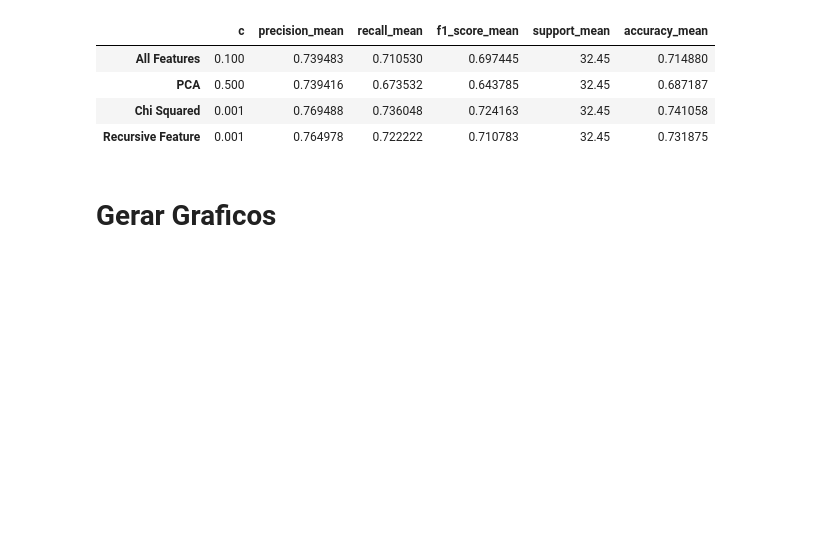
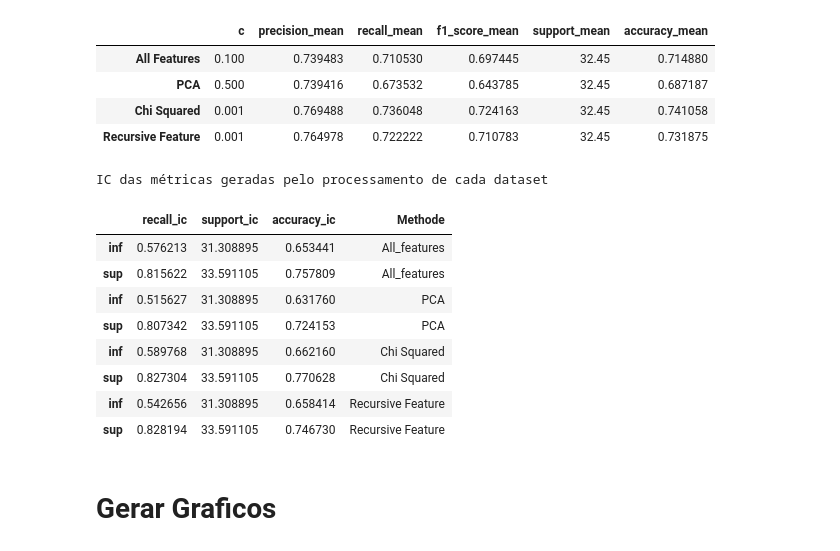
Before and after one commit to carlaprv/sin5007-reconhecimento-de-padroes, a Jupyter notebook: 06 - k-fold cross validation + naive Bayes v05.ipynb, the cells around one changed output. Saved outputs shown, nothing was run; the diff lists cells and outputs as text; code cells hidden in the pictures; blank space fills up the shorter version.

```diff
--- a/06 - k-fold cross validation + naive Bayes v05.ipynb
+++ b/06 - k-fold cross validation + naive Bayes v05.ipynb
@@ -232,7 +244,7 @@ result_all_features
 # %% [markdown]
 Calcula a média das medidas de cada parâmetro c
 # %%
-result_all_features_mean = calcula_media(result_all_features)
+result_all_features_mean , result_all_features_ic = calcula_media_ic(result_all_features,0.05)
 result_all_features_mean
 # %% [output]
 |  | c | precision_mean | recall_mean | f1_score_mean | support_mean | accuracy_mean |
@@ -319,0 +321,3 @@ result_pca_mean
+# %%
+result_pca_mean,result_pca_ic = calcula_media_ic(result_pca,alpha=0.05)
+result_pca_ic
@@ -394,0 +392,3 @@ result_chi_mean
+# %%
+result_chi_mean, result_chi_ic = calcula_media_ic(result_chi,0.05)
+result_chi_ic
@@ -457,7 +461,7 @@ result_recursive
 # %% [markdown]
 Calcula a média das medidas de cada parâmetro c
 # %%
-result_recursive_mean = calcula_media(result_recursive)
+result_recursive_mean, result_recursive_ic  = calcula_media_ic(result_recursive,0.05)
 result_recursive_mean
 # %% [output]
 |  | c | precision_mean | recall_mean | f1_score_mean | support_mean | accuracy_mean |
@@ -496,6 +499,26 @@ Média das métricas geradas pelo processamento de cada dataset
 | PCA | 0.500 | 0.739416 | 0.673532 | 0.643785 | 32.45 | 0.687187 |
 | Chi Squared | 0.001 | 0.769488 | 0.736048 | 0.724163 | 32.45 | 0.741058 |
 | Recursive Feature | 0.001 | 0.764978 | 0.722222 | 0.710783 | 32.45 | 0.731875 |
+# %%
+result_all_features_ic['Methode'] = 'All_features'
+result_pca_ic['Methode'] = 'PCA'
+result_chi_ic['Methode'] = 'Chi Squared'
+result_recursive_ic['Methode'] = 'Recursive Feature'
+
+ic_s = pd.concat([result_all_features_ic,result_pca_ic,result_chi_ic,result_recursive_ic],axis=0)
+print("IC das métricas geradas pelo processamento de cada dataset")
+ic_s
+# %% [output]
+IC das métricas geradas pelo processamento de cada dataset
+|  | recall_ic | support_ic | accuracy_ic | Methode |
+| inf | 0.576213 | 31.308895 | 0.653441 | All_features |
+| sup | 0.815622 | 33.591105 | 0.757809 | All_features |
+| inf | 0.515627 | 31.308895 | 0.631760 | PCA |
+| sup | 0.807342 | 33.591105 | 0.724153 | PCA |
+| inf | 0.589768 | 31.308895 | 0.662160 | Chi Squared |
+| sup | 0.827304 | 33.591105 | 0.770628 | Chi Squared |
+| inf | 0.542656 | 31.308895 | 0.658414 | Recursive Feature |
+| sup | 0.828194 | 33.591105 | 0.746730 | Recursive Feature |
 # %% [markdown]
 # Gerar Graficos
 # %%
```
Also changed, not shown: parts of 8 cells of this notebook.
